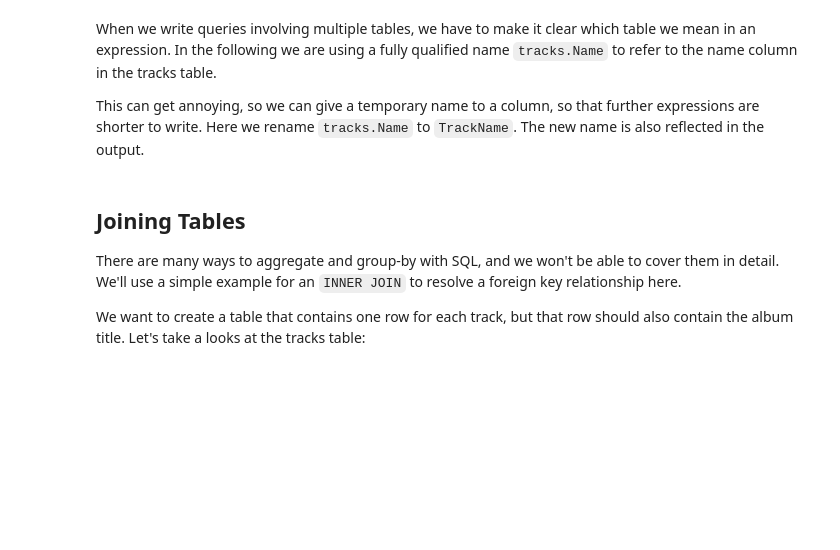
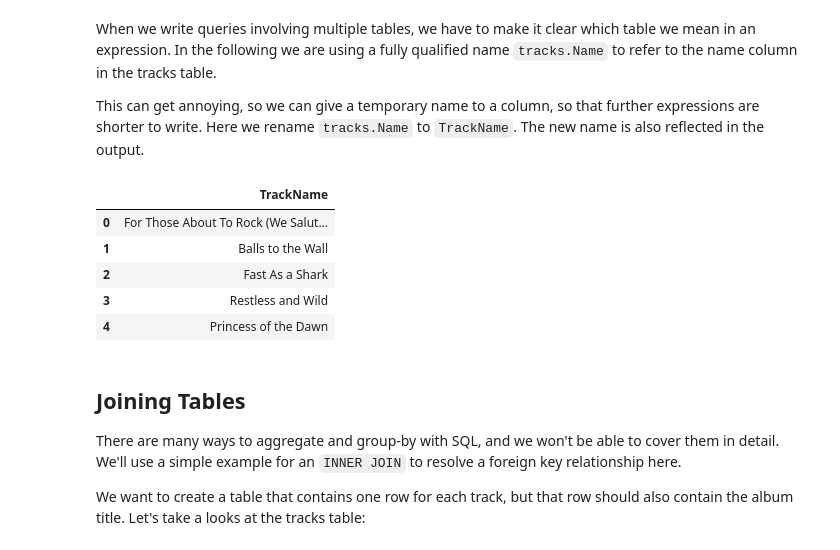
Before and after one commit to datascience-course/2024-datascience-lectures, a Jupyter notebook: 23-databases/23-databases.ipynb, the cells around one changed output. Cells and saved outputs as stored; diff of their text form; code cells hidden in the pictures; blank space fills up the shorter version.

```diff
--- a/23-databases/23-databases.ipynb
+++ b/23-databases/23-databases.ipynb
@@ -212,7 +373,14 @@ When we write queries involving multiple tables, we have to make it clear which
 
 This can get annoying, so we can give a temporary name to a column, so that further expressions are shorter to write. Here we rename `tracks.Name` to `TrackName`. The new name is also reflected in the output.
 # %%
-pd.read_sql("""SELECT tracks.Name as TrackName FROM tracks;""", conn).head()
+pd.read_sql("""SELECT Name as TrackName FROM tracks;""", conn).head()
+# %% [output]
+|  | TrackName |
+| 0 | For Those About To Rock (We Salut... |
+| 1 | Balls to the Wall |
+| 2 | Fast As a Shark |
+| 3 | Restless and Wild |
+| 4 | Princess of the Dawn |
 # %% [markdown]
 ## Joining Tables
 
```
Also changed, not shown: parts of 32 cells of this notebook, 9 other files.
